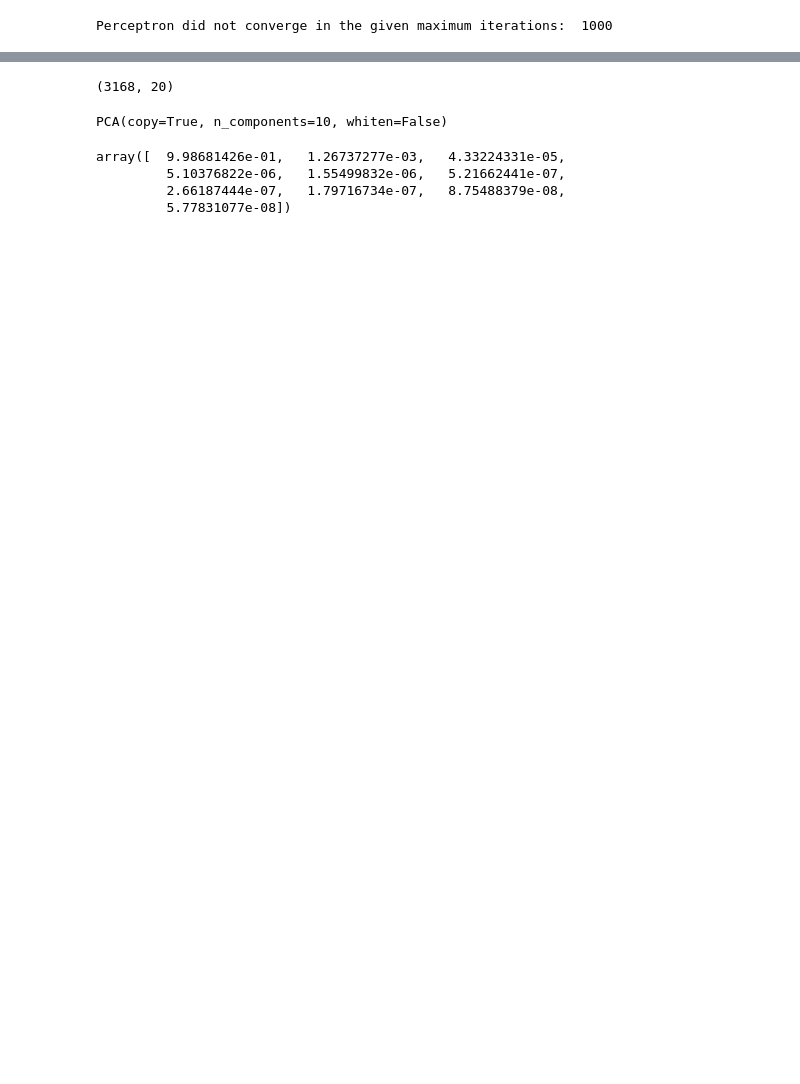
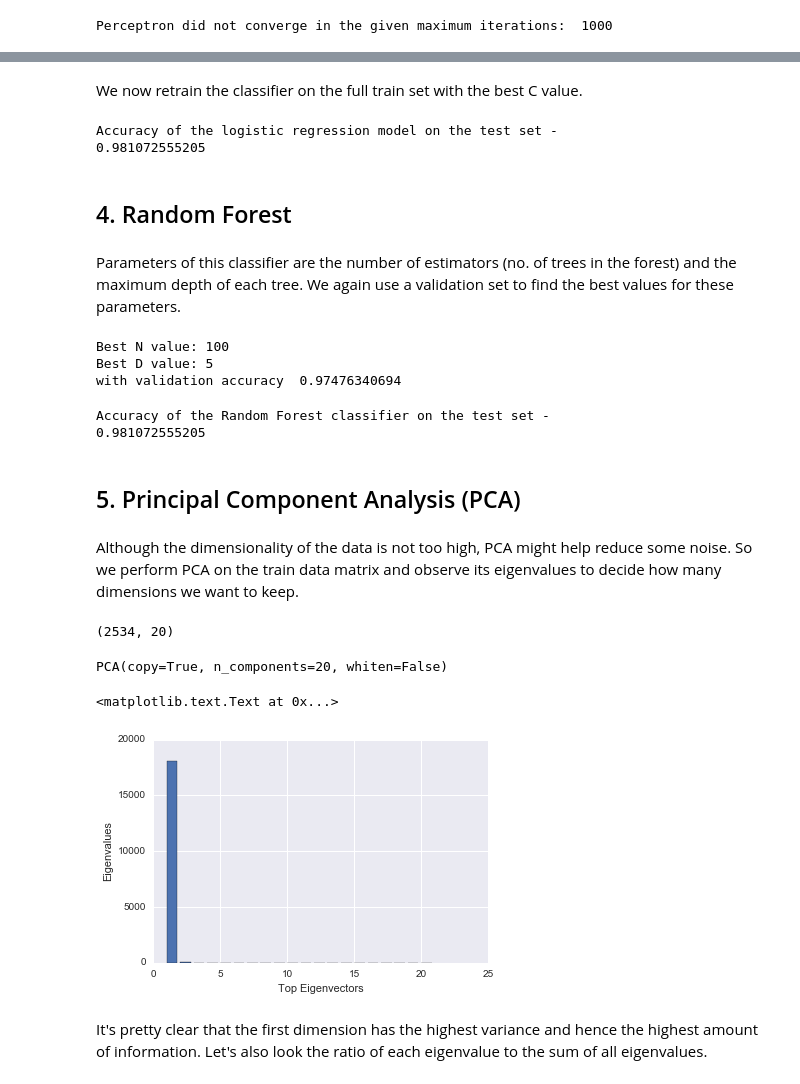
Before and after one commit to ps882/ORIE4741-Project, a Jupyter notebook: VoiceGenderClassification.ipynb, the cells around one changed output, grey strips where cells are left out. Cells and saved outputs as stored; diff of their text form; code cells hidden in the pictures; blank space fills up the shorter version.

```diff
--- a/VoiceGenderClassification.ipynb
+++ b/VoiceGenderClassification.ipynb
@@ -295,16 +290,70 @@ count
+# %% [markdown]
+We now retrain the classifier on the full train set with the best C value.
+# %%
+logreg = linear_model.LogisticRegression(C=bestC_logreg, penalty='l2')
+logreg.fit(x_full_train, y_full_train)
+preds = logreg.predict(x_test)
+print "Accuracy of the logistic regression model on the test set -"
+print accuracy_score(y_test, preds)
+# %% [output]
+Accuracy of the logistic regression model on the test set -
+0.981072555205
+# %% [markdown]
+## 4. Random Forest
+# %% [markdown]
+Parameters of this classifier are the number of estimators (no. of trees in the forest) and the maximum depth of each tree. We again use a validation set to find the best values for these parameters.
+# %%
+# Fit a random forest classifier
+estimator_values = [10, 100, 250, 500, 1000]
+maxdepth_values = [1, 2, 3, 4, 5]
+
+bestScore = 0.
+for n in estimator_values:
+    for d in maxdepth_values:
+        rf = RandomForestClassifier(n_estimators = n, max_depth = d)
+        rf.fit(x_train, y_train)
+        preds = rf.predict(x_val)
+        score = accuracy_score(y_val, preds)
+        if score > bestScore:
+            bestScore = score
+            bestN = n
+            bestD = d
+
+print "Best N value:", bestN
+print "Best D value:", bestD
+print "with validation accuracy ", bestScore
+# %% [output]
+Best N value: 100
+Best D value: 5
+with validation accuracy  0.97476340694
+# %%
+rf = RandomForestClassifier(n_estimators = bestN, max_depth = bestD)
+rf.fit(x_full_train, y_full_train)
+preds = rf.predict(x_test)
+print "Accuracy of the Random Forest classifier on the test set -"
+print accuracy_score(y_test, preds)
+# %% [output]
+Accuracy of the Random Forest classifier on the test set -
+0.981072555205
+# %% [markdown]
+## 5. Principal Component Analysis (PCA)
+# %% [markdown]
+Although the dimensionality of the data is not too high, PCA might help reduce some noise. So we perform PCA on the train data matrix and observe its eigenvalues to decide how many dimensions we want to keep.
 # %%
-np.shape(X)
+np.shape(x_full_train)
 # %% [output]
-(3168, 20)
+(2534, 20)
 # %%
-pca = PCA(n_components=10)
-pca.fit(X)
+pca = PCA(n_components=20)
+pca.fit(x_full_train)
 # %% [output]
-PCA(copy=True, n_components=10, whiten=False)
+PCA(copy=True, n_components=20, whiten=False)
-# %%
-pca.explained_variance_ratio_
-# %% [output]
-array([  9.98681426e-01,   1.26737277e-03,   4.33224331e-05,
-         5.10376822e-06,   1.55499832e-06,   5.21662441e-07,
-         2.66187444e-07,   1.79716734e-07,   8.75488379e-08,
-         5.77831077e-08])
+# %%
+plt.bar(np.arange(1,21), pca.explained_variance_)
+plt.xlabel('Top Eigenvectors')
+plt.ylabel('Eigenvalues')
+# %% [output]
+<matplotlib.text.Text at 0x...>
+[figure, added]
+# %% [markdown]
+It's pretty clear that the first dimension has the highest variance and hence the highest amount of information. Let's also look the ratio of each eigenvalue to the sum of all eigenvalues.
```
Also changed, not shown: parts of 53 cells of this notebook.
